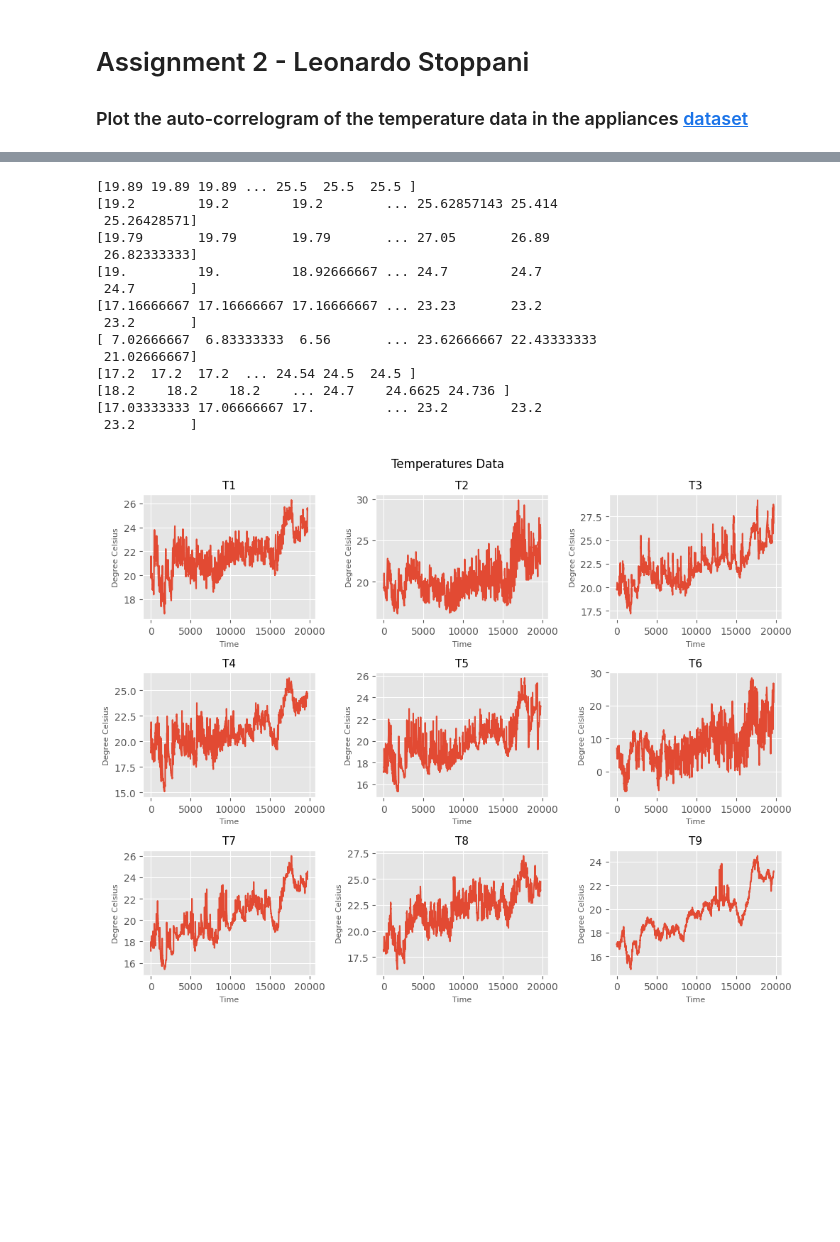
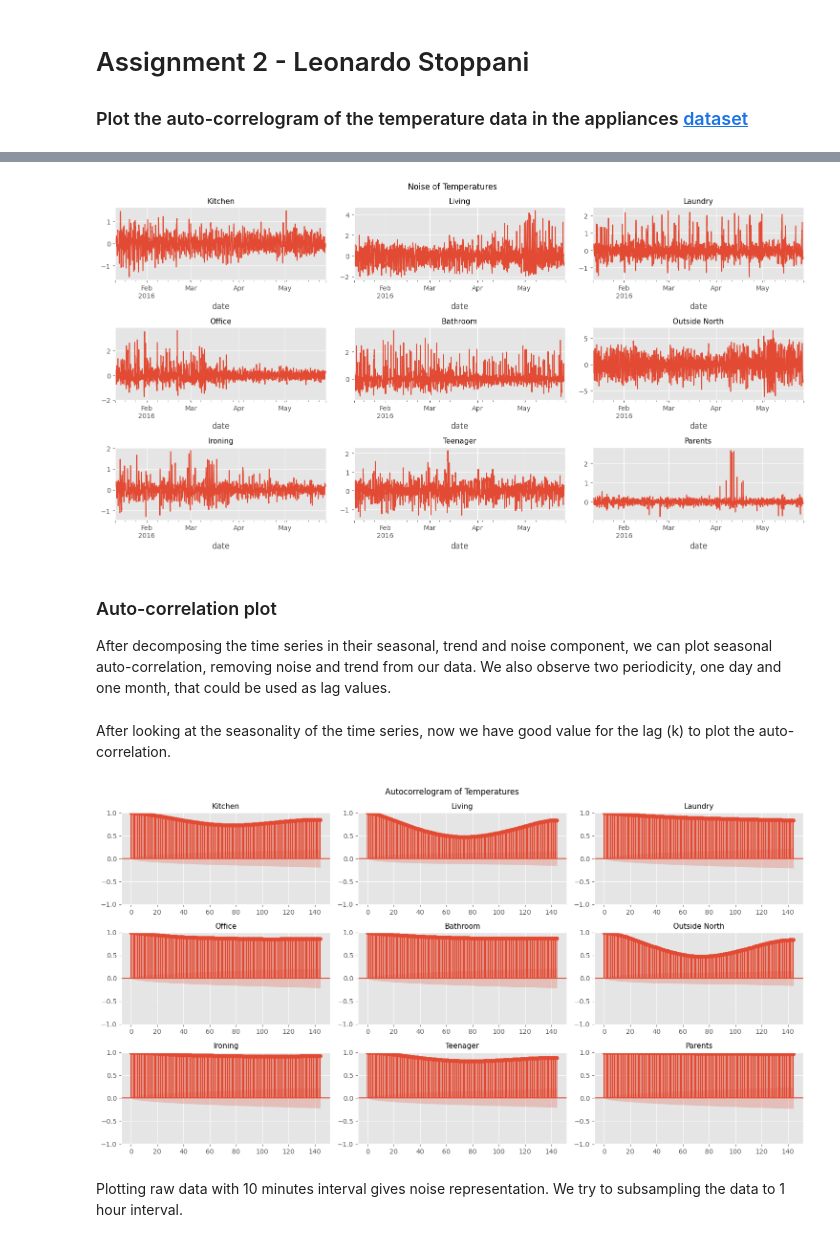
Before and after one commit to lilf4p/ispr-midterm, a Jupyter notebook: midterm1/appliances_analysis.ipynb, the cells around one changed output, grey strips where cells are left out. Saved outputs shown, nothing was run; the diff lists cells and outputs as text; code cells hidden in the pictures; blank space fills up the shorter version.

Commit message:
auto-correlogram

```diff
--- a/midterm1/appliances_analysis.ipynb
+++ b/midterm1/appliances_analysis.ipynb
@@ -6,7 +146,0 @@
-# %%
-# import the dataset
-import pandas as pd
-
-df = pd.read_csv(r'./energydata_complete.csv')
-print (df.head)
-print(df['T1'])
@@ -30,0 +147,19 @@ Name: T1, Length: 19735, dtype: float64
+# %%
+figure, axis = plt.subplots(3, 3, figsize=(15, 8))
+plt.style.use("ggplot")
+
+k=0
+for i in range(3):
+    for j in range(3):
+        k+=1
+        data = df['T'+str(k)]
+        #print(data)
+        decomposition = sm.tsa.seasonal_decompose(data, period=144)
+        decomposition.resid.plot(ax=axis[i,j])
+        axis[i,j].set_title(sensors[k], fontsize=11)
+
+figure.suptitle("Noise of Temperatures")
+figure.tight_layout()
+plt.show()
+# %% [output]
+[figure, added]
@@ -31,42 +168,29 @@ Name: T1, Length: 19735, dtype: float64
+# %% [markdown]
+### Auto-correlation plot
+After decomposing the time series in their seasonal, trend and noise component, we can plot seasonal auto-correlation, removing noise and trend from our data. We also observe two periodicity, one day and one month, that could be used as lag values.
+# %% [markdown]
+After looking at the seasonality of the time series, now we have good value for the lag (k) to plot the auto-correlation.
 # %%
-# plot data to understand best lag value (k)
-import matplotlib.pyplot as plt
-from statsmodels.graphics import tsaplots
-import numpy as np
+# plot autocorrelation
+#fig = tsaplots.plot_acf(data, lags = 200)
 
-figure, axis = plt.subplots(3, 3, figsize=(10, 8))
+figure, axis = plt.subplots(3, 3, figsize=(15, 8))
 plt.style.use("ggplot")
 
 k=0
 for i in range(3):
     for j in range(3):
         k+=1
         data = df['T'+str(k)].to_numpy()
-        print(data)
-        axis[i,j].plot(data)
-        axis[i,j].set_title('T'+str(k), fontsize=11)
-        axis[i,j].set_xlabel("Time", fontsize=8)
-        axis[i,j].set_ylabel("Degree Celsius", fontsize=8)
+        decomposition = sm.tsa.seasonal_decompose(data, period=144)
+        tsaplots.plot_acf(data, lags = 144, ax=axis[i,j])
+        axis[i,j].set_title(sensors[k], fontsize=11)
 
-
-figure.suptitle("Temperatures Data")
+figure.suptitle("Autocorrelogram of Temperatures")
 figure.tight_layout()
 plt.show()
 # %% [output]
-[19.89 19.89 19.89 ... 25.5  25.5  25.5 ]
-[19.2        19.2        19.2        ... 25.62857143 25.414
- 25.26428571]
-[19.79       19.79       19.79       ... 27.05       26.89
- 26.82333333]
-[19.         19.         18.92666667 ... 24.7        24.7
- 24.7       ]
-[17.16666667 17.16666667 17.16666667 ... 23.23       23.2
- 23.2       ]
-[ 7.02666667  6.83333333  6.56       ... 23.62666667 22.43333333
- 21.02666667]
-[17.2  17.2  17.2  ... 24.54 24.5  24.5 ]
-[18.2    18.2    18.2    ... 24.7    24.6625 24.736 ]
-[17.03333333 17.06666667 17.         ... 23.2        23.2
- 23.2       ]
-[figure, old version]
+[figure, new version]
+# %% [markdown]
+Plotting raw data with 10 minutes interval gives noise representation. We try to subsampling the data to 1 hour interval.
 # %%
```
Also changed, not shown: parts of 16 cells of this notebook.
